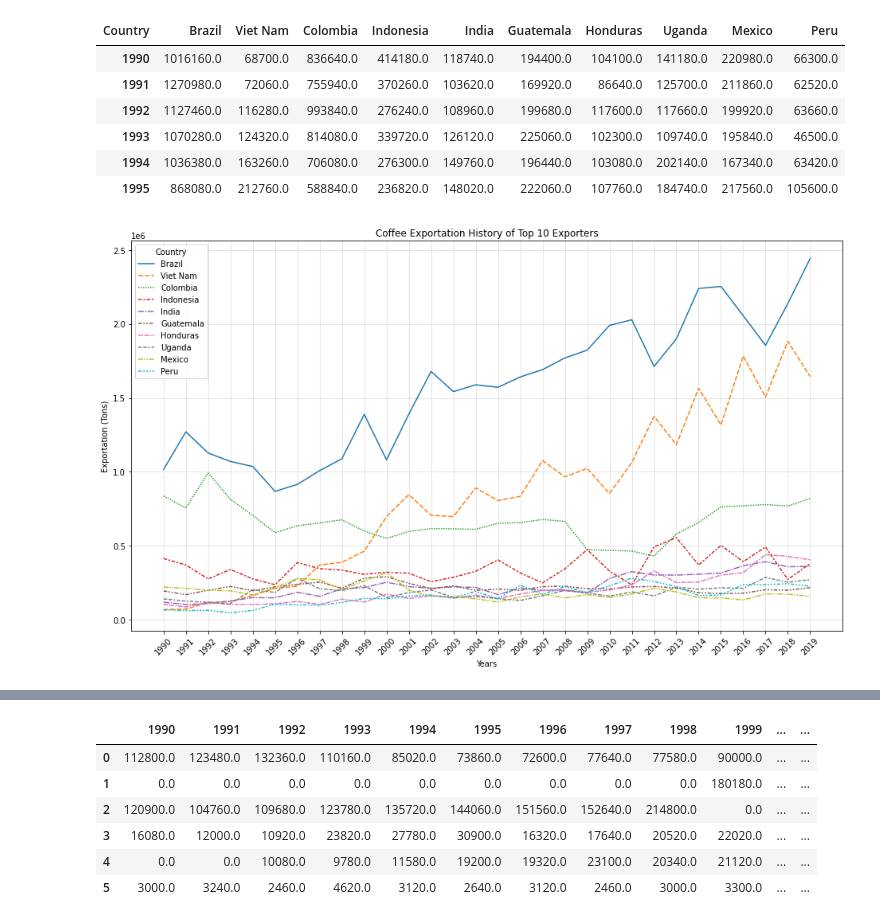
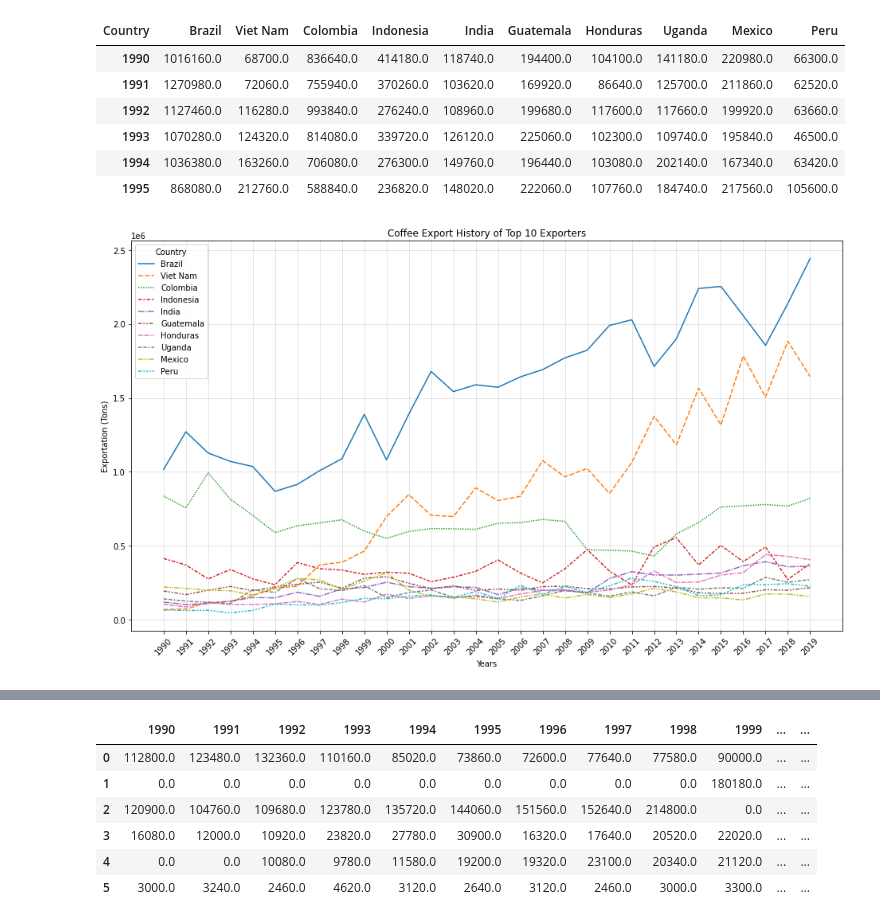
Before and after one commit to geofias/Coffee_Tales, a Jupyter notebook: coffee.ipynb, the cells around one changed output, grey strips where cells are left out. Cells and saved outputs as stored; diff of their text form; code cells hidden in the pictures.

```diff
--- a/coffee.ipynb
+++ b/coffee.ipynb
@@ -256,11 +263,11 @@ coffee_exp_history.head(6)
 # %%
 plt.figure(figsize=(16, 9))
 sns.lineplot(coffee_exp_history)
 plt.xticks(rotation=45)
 plt.grid(alpha=0.40)
 plt.xlabel("Years")
 plt.ylabel("Exportation (Tons)")
-plt.title("Coffee Exportation History of Top 10 Exporters")
+plt.title("Coffee Export History of Top 10 Exporters")
 plt.show()
 # %% [output]
-[figure, old version]
+[figure, new version]
```
Also changed, not shown: parts of 38 cells of this notebook.
